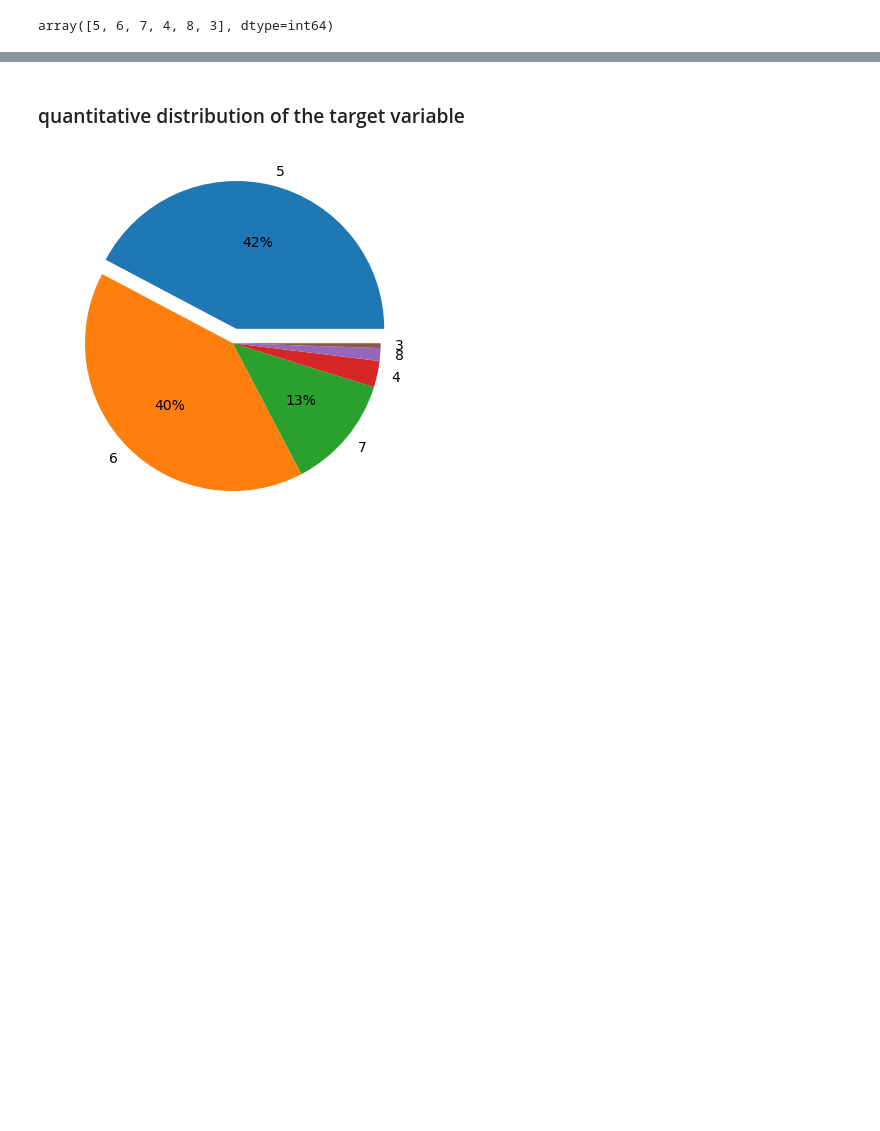
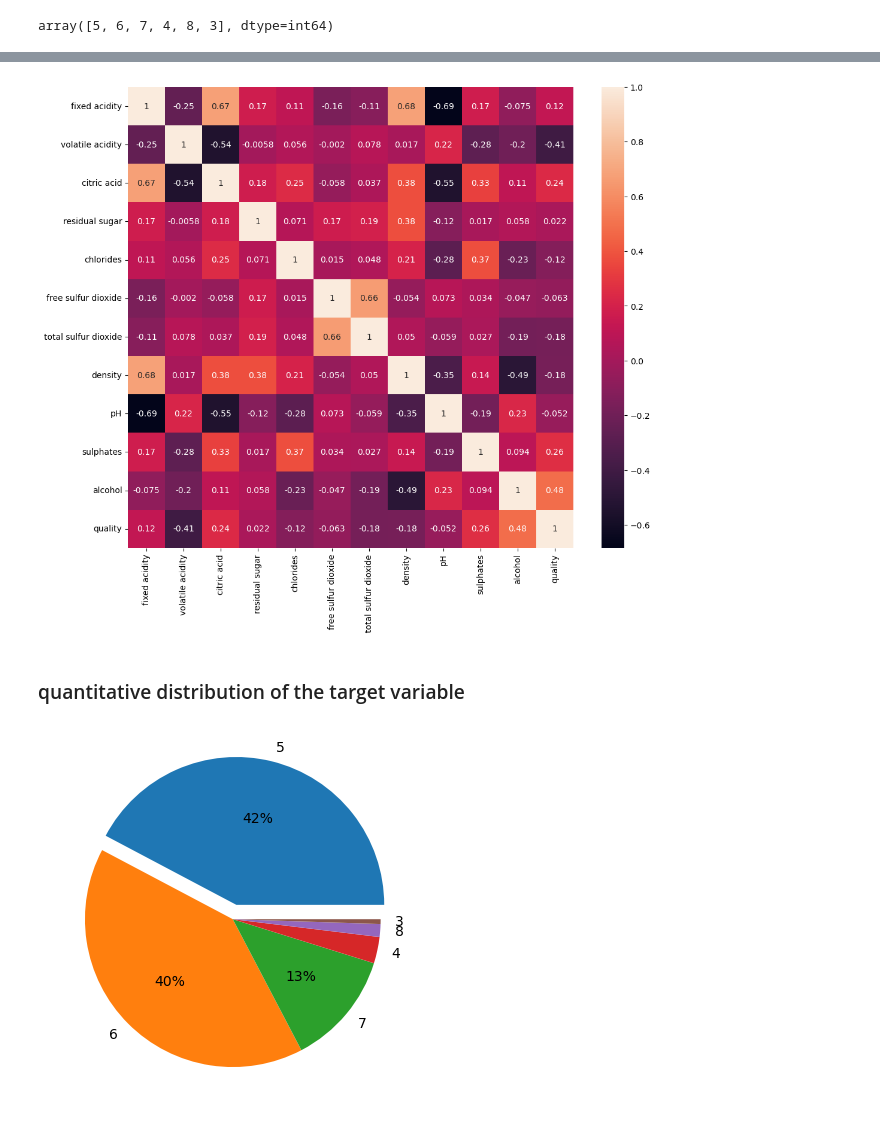
Before and after one commit to NancyArmah/Wine_Quality_Classification, a Jupyter notebook: wine_quality-best.ipynb, the cells around one changed output, grey strips where cells are left out. Saved outputs shown, nothing was run; the diff lists cells and outputs as text; code cells hidden in the pictures; blank space fills up the shorter version.

```diff
--- a/wine_quality-best.ipynb
+++ b/wine_quality-best.ipynb
@@ -138,3 +129,8 @@ array([5, 6, 7, 4, 8, 3], dtype=int64)
+# %%
+plt.figure(figsize=(12, 10))
+sns.heatmap(data.corr(), annot=True);
+# %% [output]
+[figure, new version]
 # %% [markdown]
 ### quantitative distribution of the target variable
 # %%
```
Also changed, not shown: parts of 37 cells of this notebook.
